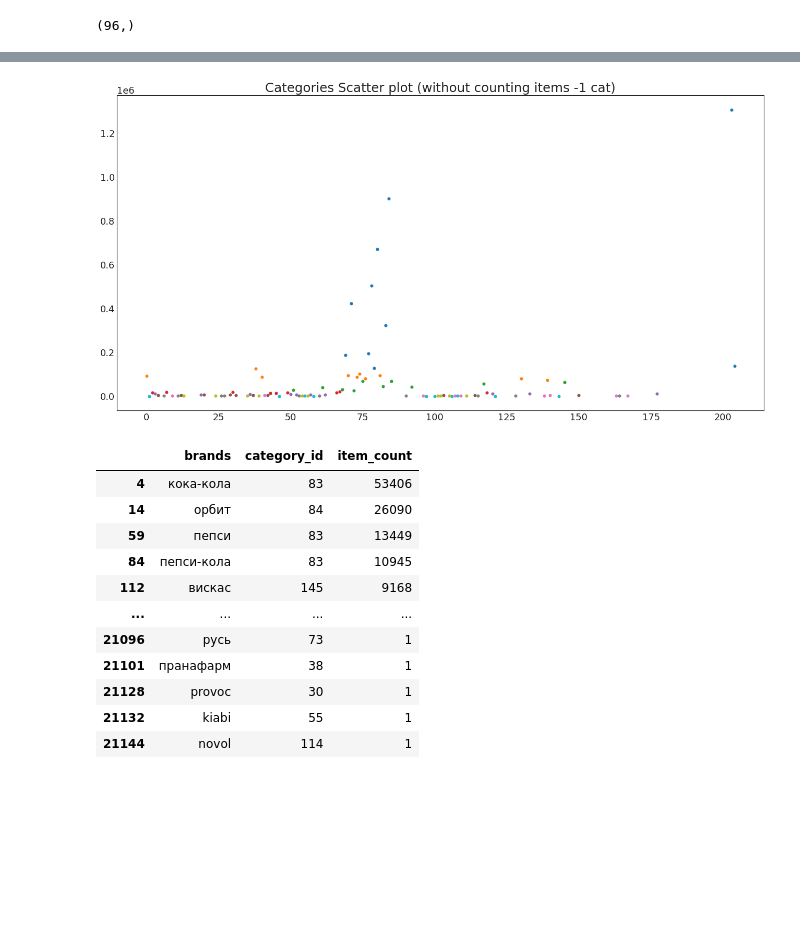
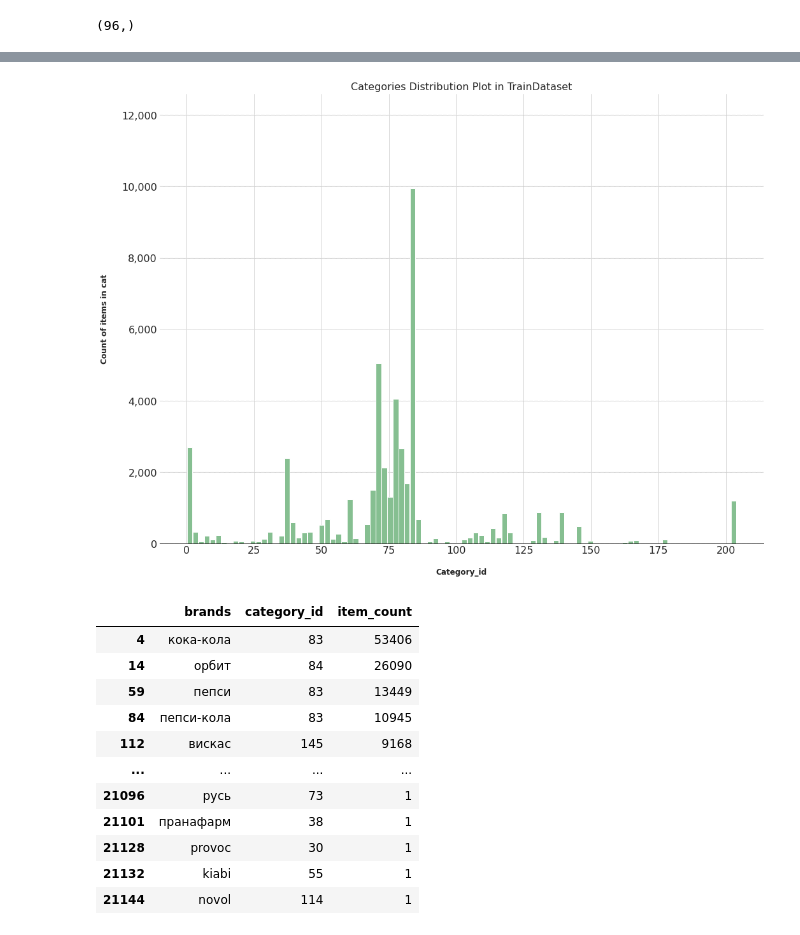
Before and after one commit to BeniaDev/DFCGoodsificationTask, a Jupyter notebook: src/notebooks/eda.ipynb, the cells around one changed output, grey strips where cells are left out. Cells and saved outputs as stored; diff of their text form; code cells hidden in the pictures; blank space fills up the shorter version.

Commit message:
Add Cleaned Version of eda.ipynb
In this version get normal Categories Distribution Plot in TrainDataset and add saving for important datasets parts for Modelling Part.

```diff
--- a/src/notebooks/eda.ipynb
+++ b/src/notebooks/eda.ipynb
@@ -292,4 +280,5 @@ Name: category_id, dtype: int64
 # %%
+categories_count = train['category_id'].value_counts()
 categories_count = categories_count.reset_index()
 # %%
 categories_count.columns = ['cat', 'count']
@@ -296,3 +300,40 @@ categories_count.columns = ['cat', 'count']
+# %%
+from matplotlib.ticker import StrMethodFormatter
+
+ax = train.hist(column='category_id', bins=categories_count.shape[0], grid=True, figsize=(17,13), color='#86bf91', zorder=2, rwidth=0.9)
+
+ax = ax[0]
+
+for x in ax:
+
+    # Despine
+    x.spines['right'].set_visible(False)
+    x.spines['top'].set_visible(False)
+    x.spines['left'].set_visible(False)
+
+    # Switch off ticks
+    x.tick_params(axis="both", which="both", bottom="off", top="off", labelbottom="on", left="off", right="off", labelleft="on")
+
+    # Draw horizontal axis lines
+    vals = x.get_yticks()
+    for tick in vals:
+        x.axhline(y=tick, linestyle='dashed', alpha=0.4, color='#eeeeee', zorder=1)
+
+
+
+    # title
+    x.set_title("Categories Distribution Plot in TrainDataset")
+
+    # Set x-axis label
+    x.set_xlabel("Category_id", labelpad=20, weight='bold', size=12)
+
+    # Set y-axis label
+    x.set_ylabel("Count of items in cat", labelpad=20, weight='bold', size=12)
+
+    # Format y-axis label
+    x.yaxis.set_major_formatter(StrMethodFormatter('{x:,g}'))
+# %% [output]
+[figure, added]
 # %%
 import matplotlib as mlp
 large = 22; med = 16; small = 12
@@ -320,22 +361,23 @@ categories = categories_count[categories_count['cat'] != -1]['cat']
 colors = [plt.cm.tab10(i/float(len(categories)-1)) for i in range(len(categories))]
 
 # Draw Plot for Each Category
-plt.figure(figsize=(20, 10), dpi= 80, facecolor='w', edgecolor='k')
+plt.figure(figsize=(30, 10), dpi= 80, facecolor='w', edgecolor='k')
 
 for i, category in enumerate(categories):
-    plt.scatter('cat', 'count',
-                data=categories_count[categories_count['cat'] != -1].loc[categories_count.cat==category, :],
-                s=20, c=colors[i], label=str(category))
+    # plt.scatter('cat', 'count',
+    #             data=categories_count[categories_count['cat'] != -1].loc[categories_count.cat==category, :],
+    #             s=20, c=colors[i], label=str(category))
+
 
 # Decorations
 #plt.gca().set(xlim=(0.0, 205), ylim=(0, 900000))
 
-#plt.xticks(fontsize=12); plt.yticks(fontsize=12)
+# plt.xticks(fontsize=12); plt.yticks(fontsize=12)
+plt.xlabel('Category id')
+plt.ylabel('Category count')
 plt.title("Categories Scatter plot (without counting items -1 cat)", fontsize=22)
-#plt.legend(fontsize=12)
+plt.legend(fontsize=4)
 plt.show()
-# %% [output]
-[figure, removed]
 # %%
 cats_brands_freq_df = pd.DataFrame(df[['brands', 'category_id']].dropna().value_counts().reset_index())
 cats_brands_freq_df.columns = ['brands', 'category_id', 'item_count']
```
Also changed, not shown: parts of 26 cells of this notebook.
